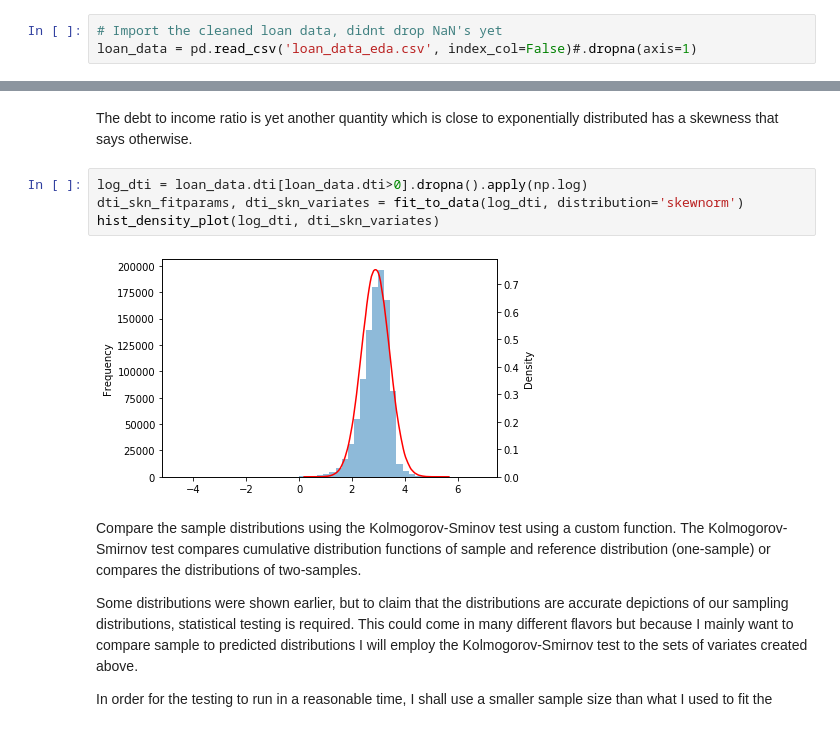
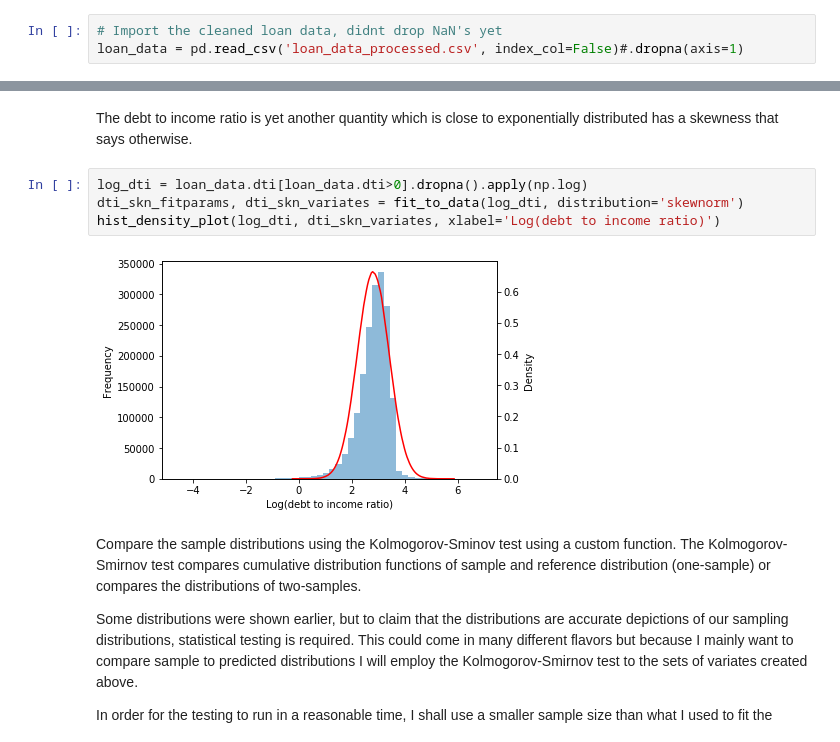
Before and after one commit to mgudorf/datsci, a Jupyter notebook: capstone1/notebooks/Statistical analysis.ipynb, the cells around one changed output, grey strips where cells are left out. Saved outputs shown, nothing was run; the diff lists cells and outputs as text.

```diff
--- a/capstone1/notebooks/Statistical analysis.ipynb
+++ b/capstone1/notebooks/Statistical analysis.ipynb
@@ -14,7 +14,7 @@ from math import pi
 # Capital loss prevention : statistical data analysis
 # %%
 # Import the cleaned loan data, didnt drop NaN's yet
-loan_data = pd.read_csv('loan_data_eda.csv', index_col=False)#.dropna(axis=1)
+loan_data = pd.read_csv('loan_data_processed.csv', index_col=False)#.dropna(axis=1)
 # %%
 numerical_data = loan_data.select_dtypes(include='number')
 categorical_data = loan_data.select_dtypes(include='object')
@@ -171,9 +175,9 @@ The debt to income ratio is yet another quantity which is close to exponentially
 # %%
 log_dti = loan_data.dti[loan_data.dti>0].dropna().apply(np.log)
 dti_skn_fitparams, dti_skn_variates = fit_to_data(log_dti, distribution='skewnorm')
-hist_density_plot(log_dti, dti_skn_variates)
+hist_density_plot(log_dti, dti_skn_variates, xlabel='Log(debt to income ratio)')
 # %% [output]
-[figure, old version]
+[figure, new version]
 # %% [markdown]
 Compare the sample distributions using the Kolmogorov-Sminov test using a custom function. The Kolmogorov-Smirnov test compares cumulative distribution functions of sample and reference distribution (one-sample) or compares the distributions of two-samples.
 
```
Also changed, not shown: parts of 8 cells of this notebook, 19 other files.
